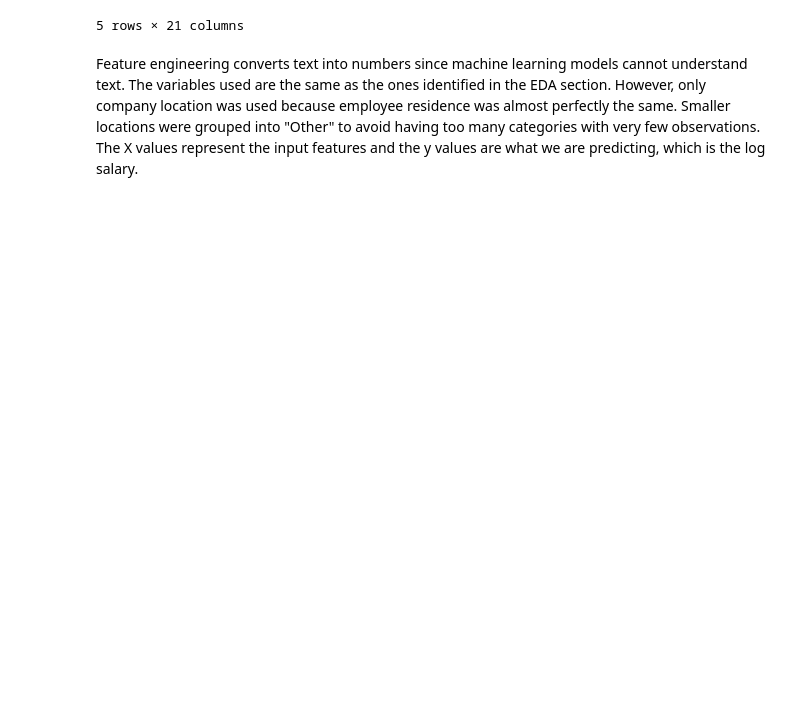
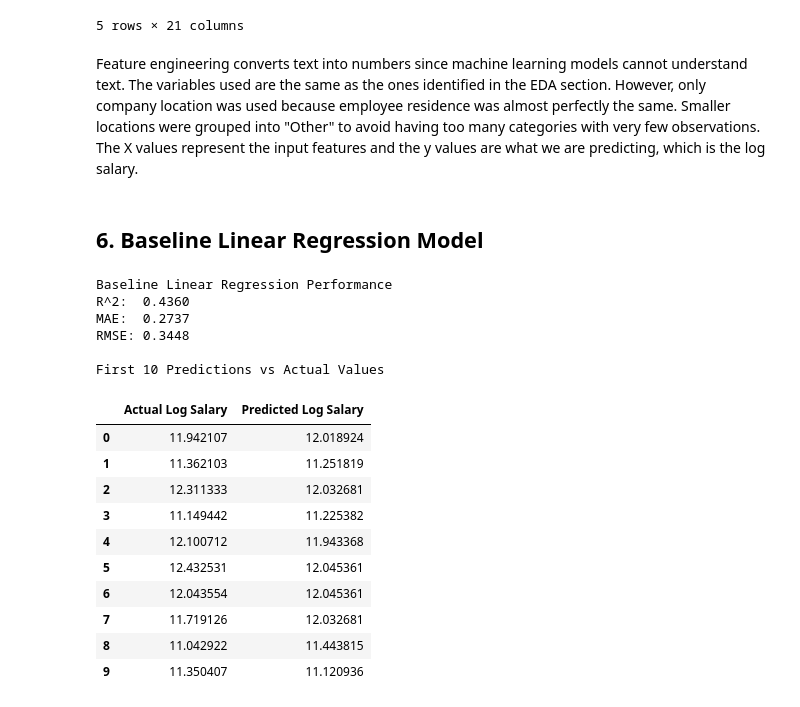
Before and after one commit to munzier-kashef/Tech-Compensation-Analysis, a Jupyter notebook: notebooks/tech_compensation_analysis.ipynb, the cells around one changed output. Saved outputs shown, nothing was run; the diff lists cells and outputs as text; code cells hidden in the pictures; blank space fills up the shorter version.

Commit message:
Add linear regression model
Trained baseline linear regression model and evaluated performance.

```diff
--- a/notebooks/tech_compensation_analysis.ipynb
+++ b/notebooks/tech_compensation_analysis.ipynb
@@ -398,3 +398,53 @@ X.head()
 5 rows × 21 columns
 # %% [markdown]
 Feature engineering converts text into numbers since machine learning models cannot understand text. The variables used are the same as the ones identified in the EDA section. However, only company location was used because employee residence was almost perfectly the same. Smaller locations were grouped into "Other" to avoid having too many categories with very few observations. The X values represent the input features and the y values are what we are predicting, which is the log salary.
+# %% [markdown]
+## 6. Baseline Linear Regression Model
+# %%
+from sklearn.linear_model import LinearRegression
+from sklearn.metrics import mean_absolute_error, mean_squared_error, r2_score
+from sklearn.model_selection import train_test_split
+
+X_train, X_test, y_train, y_test = train_test_split(
+    X, y, test_size=0.2, random_state=42
+)
+
+linear_model = LinearRegression()
+linear_model.fit(X_train, y_train)
+
+y_pred = linear_model.predict(X_test)
+
+r2 = r2_score(y_test, y_pred)
+mae = mean_absolute_error(y_test, y_pred)
+rmse = mean_squared_error(y_test, y_pred) ** 0.5
+
+print("Baseline Linear Regression Performance")
+print(f"R^2:  {r2:.4f}")
+print(f"MAE:  {mae:.4f}")
+print(f"RMSE: {rmse:.4f}")
+
+comparison_df = pd.DataFrame({
+    "Actual Log Salary": y_test.values,
+    "Predicted Log Salary": y_pred
+})
+
+print("\nFirst 10 Predictions vs Actual Values")
+display(comparison_df.head(10))
+# %% [output]
+Baseline Linear Regression Performance
+R^2:  0.4360
+MAE:  0.2737
+RMSE: 0.3448
+
+First 10 Predictions vs Actual Values
+|  | Actual Log Salary | Predicted Log Salary |
+| 0 | 11.942107 | 12.018924 |
+| 1 | 11.362103 | 11.251819 |
+| 2 | 12.311333 | 12.032681 |
+| 3 | 11.149442 | 11.225382 |
+| 4 | 12.100712 | 11.943368 |
+| 5 | 12.432531 | 12.045361 |
+| 6 | 12.043554 | 12.045361 |
+| 7 | 11.719126 | 12.032681 |
+| 8 | 11.042922 | 11.443815 |
+| 9 | 11.350407 | 11.120936 |
```
Also changed, not shown: parts of 1 cell of this notebook.
